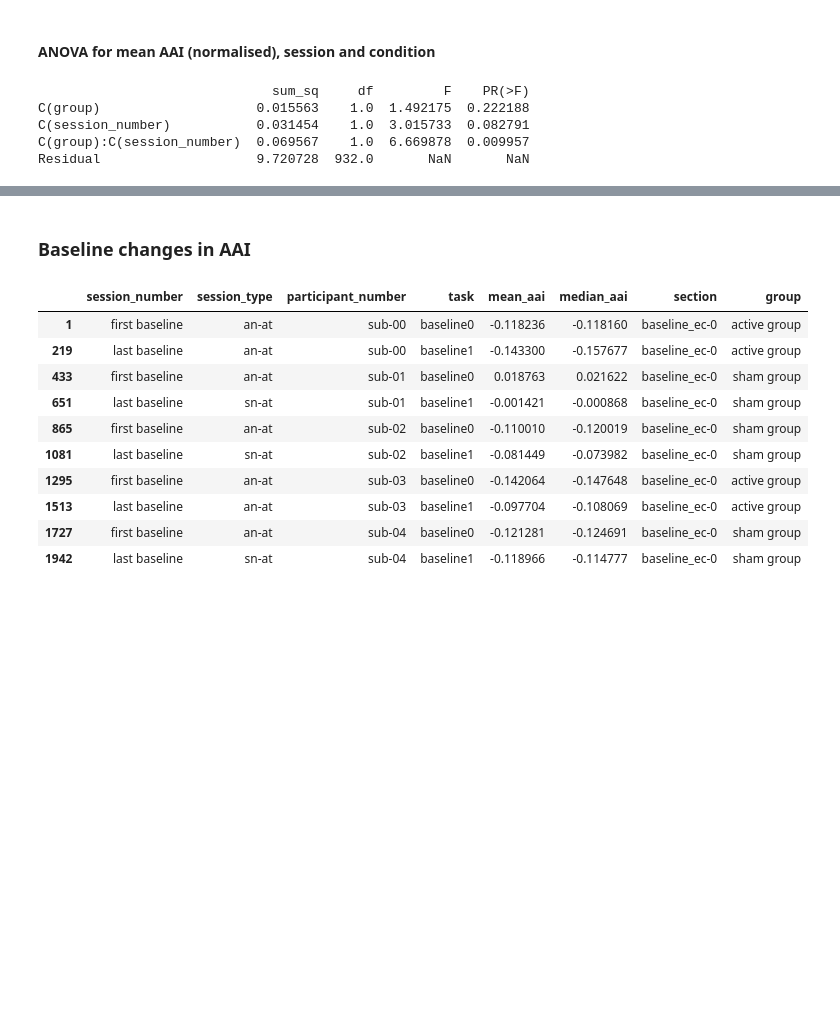
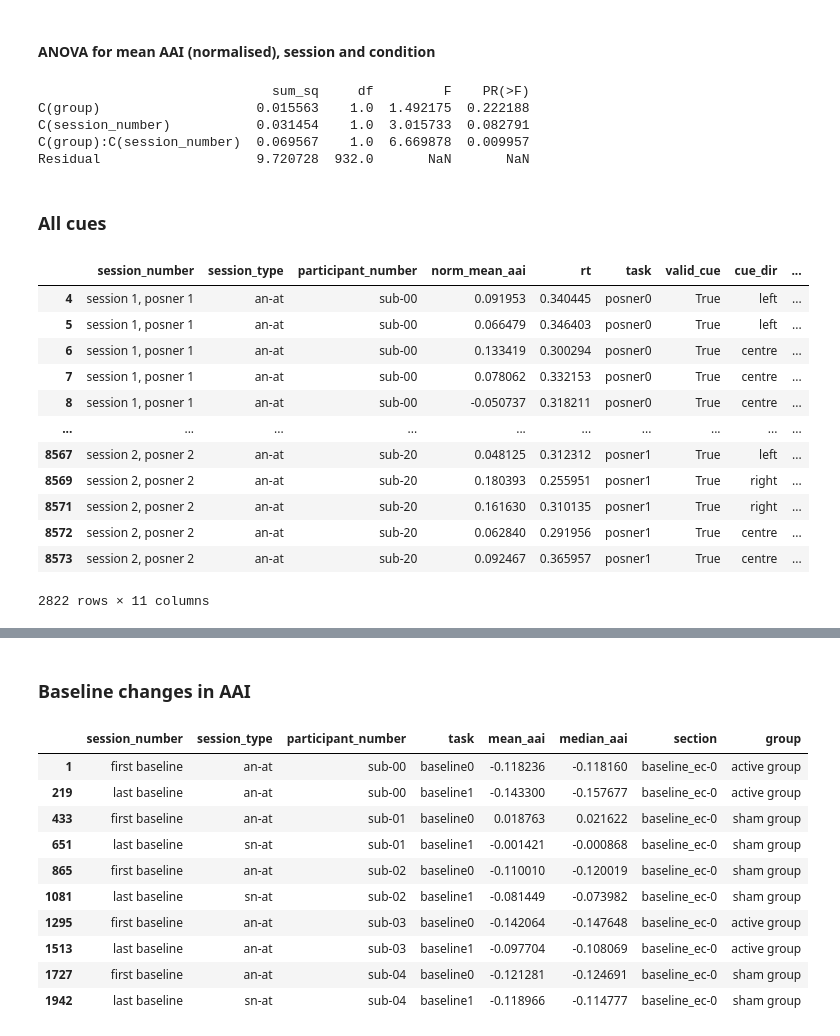
Before and after one commit to locua/joint-analysis, a Jupyter notebook: AAI_RT_analysis.ipynb, the cells around one changed output, grey strips where cells are left out. Saved outputs shown, nothing was run; the diff lists cells and outputs as text; code cells hidden in the pictures; blank space fills up the shorter version.

```diff
--- a/AAI_RT_analysis.ipynb
+++ b/AAI_RT_analysis.ipynb
@@ -93,6 +93,8 @@ assert len(df_roi.task.unique())==2
 df_roi = df_roi.drop(df_roi[df_roi['valid_cue'] == False].index)
 assert df_roi.valid_cue.unique()==True
 
+df_roi_all_cues = df_roi
+
 # Keep only left cues
 df_roi = df_roi.drop(df_roi[df_roi['cue_dir'] == 'centre'].index)
 df_roi = df_roi.drop(df_roi[df_roi['cue_dir'] == 'right'].index)
@@ -102,9 +104,18 @@ assert df_roi.cue_dir.unique()=='left'
 df_roi = df_roi.drop(df_roi[df_roi['correct_response'] == False].index)
 assert df_roi.correct_response.unique()==True
 
+# Keep only correct responses:
+df_roi_all_cues = df_roi_all_cues.drop(df_roi_all_cues[df_roi_all_cues['correct_response'] == False].index)
+assert df_roi_all_cues.correct_response.unique()==True
+
 # Just look at session 1 posner a versus session 2 posner b
 df_roi = df_roi.drop(df_roi[(df_roi['session_number'] == 'ses-01') & (df_roi['task'] == 'posner1') |
                 (df_roi['session_number'] == 'ses-02') & (df_roi['task'] == 'posner0')].index)
+
+# Just look at session 1 posner a versus session 2 posner b
+df_roi_all_cues = df_roi_all_cues.drop(df_roi_all_cues[(df_roi_all_cues['session_number'] == 'ses-01') & (df_roi_all_cues['task'] == 'posner1') |
+                (df_roi_all_cues['session_number'] == 'ses-02') & (df_roi_all_cues['task'] == 'posner0')].index)
+
 # Double check
 assert all(df_roi.loc[df_roi['session_number'] == 'ses-01', 'task'] == 'posner0')
 assert all(df_roi.loc[df_roi['session_number'] == 'ses-02', 'task'] == 'posner1')
@@ -129,18 +140,17 @@ See the caveats in the documentation: https://pandas.pydata.org/pandas-docs/stab
 | 8567 | ses-02 | an-at | sub-20 | 0.048125 | 0.312312 | posner1 | True | left | ... |
 936 rows × 10 columns
 # %%
-
-
 # Apply the function to each participant
 df_roi['group'] = df_roi.groupby('participant_number')['session_type'].transform(set_group)
 # print(df_roi.group.count())
-
+df_roi_all_cues['group'] = df_roi_all_cues.groupby('participant_number')['session_type'].transform(set_group)
 ### TEST
 # df_roi = df_roi.drop(df_roi[df_roi['participant_number'] == 'sub-00'].index)
 ###
 
 # Rename session_number values for plotting
 df_roi['session_number'] = df_roi['session_number'].replace({'ses-01': 'session 1, posner 1', 'ses-02': 'session 2, posner 2'})
+df_roi_all_cues['session_number'] = df_roi_all_cues['session_number'].replace({'ses-01': 'session 1, posner 1', 'ses-02': 'session 2, posner 2'})
 
 df_roi
 # %% [output]
@@ -177,11 +187,11 @@ plt.show()
 # %%
 # Define model
 # 'C()' indicates that we want to treat the variables as categorical
-pd.set_option('display.float_format', '{:.4f}'.format)
+# pd.set_option('display.float_format', '{:.4f}'.format
 model = ols('rt ~ C(group) + C(session_number) + C(group):C(session_number)', data=df_roi).fit()
 
 # Create anova table with stats
 anova_table = sm.stats.anova_lm(model, typ=2)
 print(anova_table)
-pd.reset_option('display.float_format')
+# pd.reset_option('display.float_format')
 # %% [output]
@@ -222,3 +232,21 @@ C(group)                    0.015563    1.0  1.492175  0.222188
 C(session_number)           0.031454    1.0  3.015733  0.082791
 C(group):C(session_number)  0.069567    1.0  6.669878  0.009957
 Residual                    9.720728  932.0       NaN       NaN
+# %% [markdown]
+### All cues
+# %%
+df_roi_all_cues
+# %% [output]
+|  | session_number | session_type | participant_number | norm_mean_aai | rt | task | valid_cue | cue_dir | ... |
+| 4 | session 1, posner 1 | an-at | sub-00 | 0.091953 | 0.340445 | posner0 | True | left | ... |
+| 5 | session 1, posner 1 | an-at | sub-00 | 0.066479 | 0.346403 | posner0 | True | left | ... |
+| 6 | session 1, posner 1 | an-at | sub-00 | 0.133419 | 0.300294 | posner0 | True | centre | ... |
+| 7 | session 1, posner 1 | an-at | sub-00 | 0.078062 | 0.332153 | posner0 | True | centre | ... |
+| 8 | session 1, posner 1 | an-at | sub-00 | -0.050737 | 0.318211 | posner0 | True | centre | ... |
+| ... | ... | ... | ... | ... | ... | ... | ... | ... | ... |
+| 8567 | session 2, posner 2 | an-at | sub-20 | 0.048125 | 0.312312 | posner1 | True | left | ... |
+| 8569 | session 2, posner 2 | an-at | sub-20 | 0.180393 | 0.255951 | posner1 | True | right | ... |
+| 8571 | session 2, posner 2 | an-at | sub-20 | 0.161630 | 0.310135 | posner1 | True | right | ... |
+| 8572 | session 2, posner 2 | an-at | sub-20 | 0.062840 | 0.291956 | posner1 | True | centre | ... |
+| 8573 | session 2, posner 2 | an-at | sub-20 | 0.092467 | 0.365957 | posner1 | True | centre | ... |
+2822 rows × 11 columns
```
Also changed, not shown: parts of 12 cells of this notebook.
